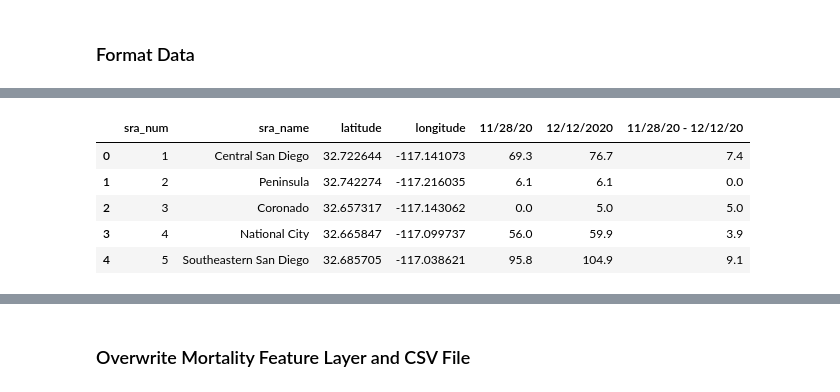
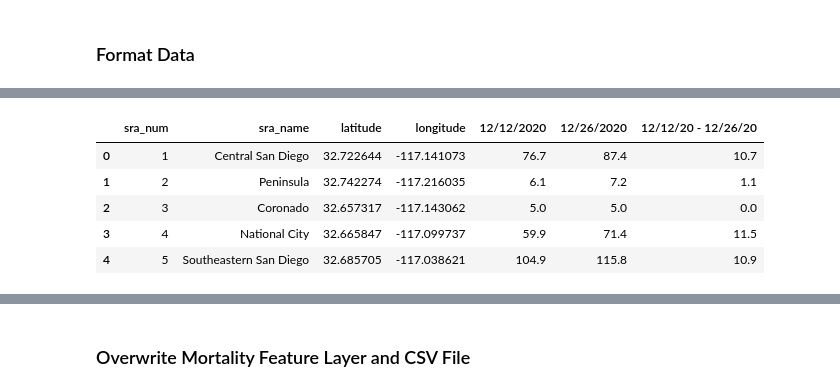
Before and after one commit to HDMA-SDSU/ArcGIS-Python-for-COVID19-Data, a Jupyter notebook: covid_hosp_mort_weekly.ipynb, the cells around one changed output, grey strips where cells are left out. Cells and saved outputs as stored; diff of their text form; code cells hidden in the pictures.

Commit message:
update column names

```diff
--- a/covid_hosp_mort_weekly.ipynb
+++ b/covid_hosp_mort_weekly.ipynb
@@ -25,8 +25,8 @@ from copy import deepcopy
 ###############
 ###SET DATES###
 ###############
-old_date = '11/28/2020'
-new_date = '12/12/2020'
+old_date = '12/12/2020'
+new_date = '12/26/2020'
 
 ##########################
 ###SET PATHS IN AND OUT###
@@ -290,16 +297,16 @@ mort.head()
 | 4 | 5 | Southeastern San Diego | 32.685705 | -117.038621 | 16.742 | 17.457 | 19.4 | 20.3 | 24.4 | 32.1 | ... |
 # %%
 #calculate change for new week
-mort_new_week = mort[['sra_num', 'sra_name', 'latitude', 'longitude', old_date.replace('2020','20'), new_date]]
-mort_new_week['{} - {}'.format(old_date.replace('2020','20'), new_date.replace('2020','20'))] = mort_new_week[new_date] - mort_new_week[old_date.replace('2020','20')]
+mort_new_week = mort[['sra_num', 'sra_name', 'latitude', 'longitude', old_date, new_date]]
+mort_new_week['{} - {}'.format(old_date.replace('2020','20'), new_date.replace('2020','20'))] = mort_new_week[new_date] - mort_new_week[old_date]
 mort_new_week.head()
 # %% [output]
-|  | sra_num | sra_name | latitude | longitude | 11/28/20 | 12/12/2020 | 11/28/20 - 12/12/20 |
-| 0 | 1 | Central San Diego | 32.722644 | -117.141073 | 69.3 | 76.7 | 7.4 |
-| 1 | 2 | Peninsula | 32.742274 | -117.216035 | 6.1 | 6.1 | 0.0 |
-| 2 | 3 | Coronado | 32.657317 | -117.143062 | 0.0 | 5.0 | 5.0 |
-| 3 | 4 | National City | 32.665847 | -117.099737 | 56.0 | 59.9 | 3.9 |
-| 4 | 5 | Southeastern San Diego | 32.685705 | -117.038621 | 95.8 | 104.9 | 9.1 |
+|  | sra_num | sra_name | latitude | longitude | 12/12/2020 | 12/26/2020 | 12/12/20 - 12/26/20 |
+| 0 | 1 | Central San Diego | 32.722644 | -117.141073 | 76.7 | 87.4 | 10.7 |
+| 1 | 2 | Peninsula | 32.742274 | -117.216035 | 6.1 | 7.2 | 1.1 |
+| 2 | 3 | Coronado | 32.657317 | -117.143062 | 5.0 | 5.0 | 0.0 |
+| 3 | 4 | National City | 32.665847 | -117.099737 | 59.9 | 71.4 | 11.5 |
+| 4 | 5 | Southeastern San Diego | 32.685705 | -117.038621 | 104.9 | 115.8 | 10.9 |
 # %%
 #add new week column to cumulative weekly change csv file
 mort_new = pd.read_csv(mort_cum_out)
```
Also changed, not shown: parts of 13 cells of this notebook.
